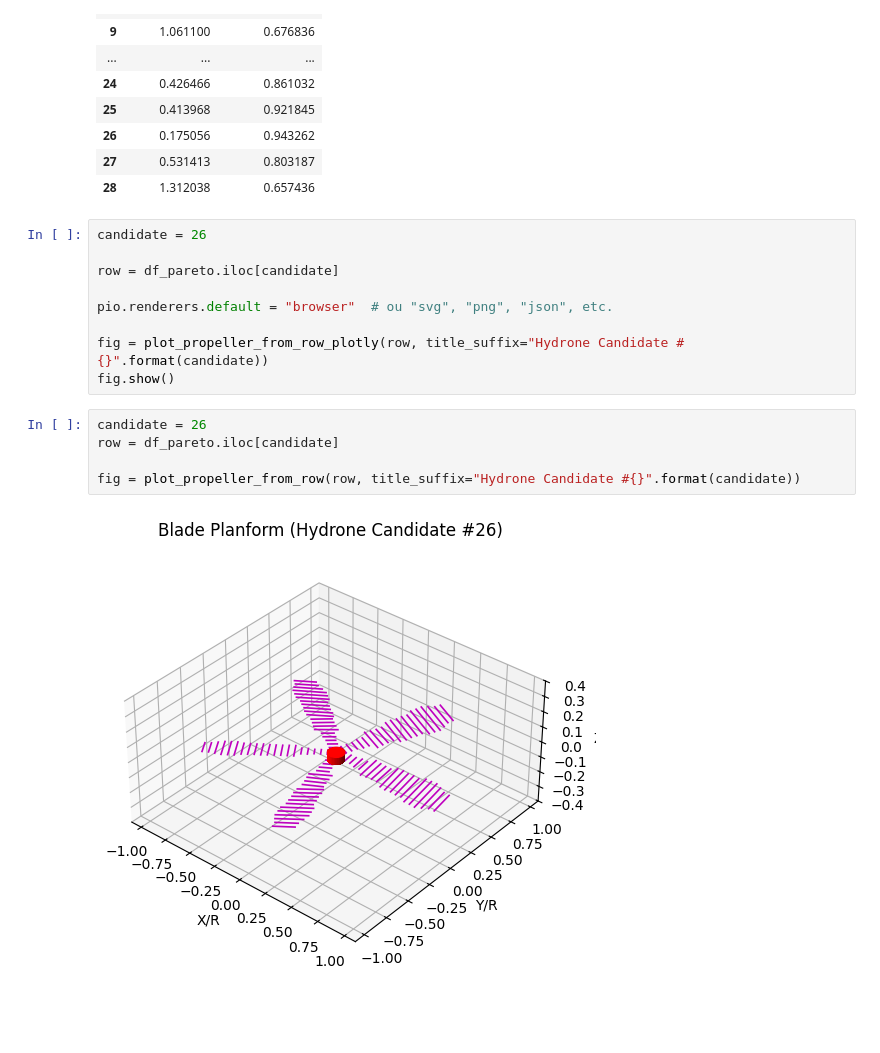
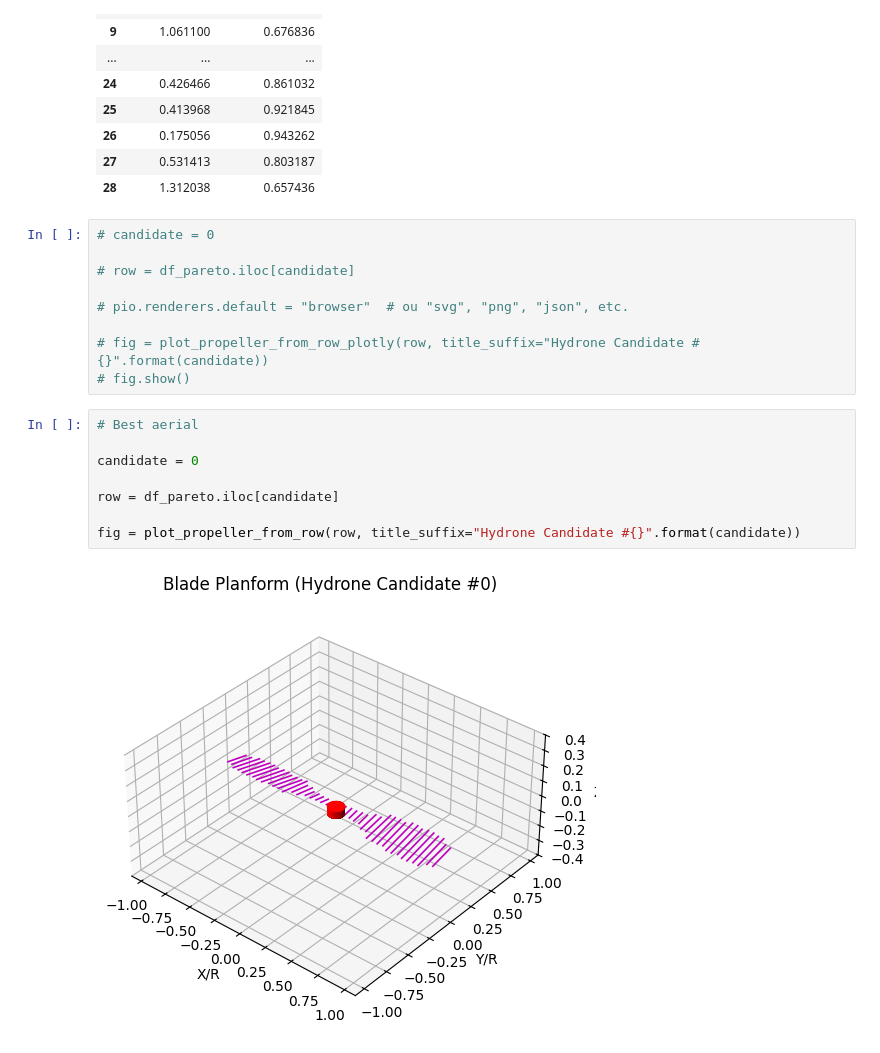
Before and after one commit to JoeVogel/hydrone-multi-objective-optimization, a Jupyter notebook: analysis/plots/plot_propeller.ipynb, the cells around one changed output. Saved outputs shown, nothing was run; the diff lists cells and outputs as text; blank space fills up the shorter version.

```diff
--- a/analysis/plots/plot_propeller.ipynb
+++ b/analysis/plots/plot_propeller.ipynb
@@ -54,18 +54,21 @@ df_pareto[["aerial_fitness", "aquatic_fitness"]]
 | 27 | 0.531413 | 0.803187 |
 | 28 | 1.312038 | 0.657436 |
 # %%
-candidate = 26
+# candidate = 0
 
-row = df_pareto.iloc[candidate]
+# row = df_pareto.iloc[candidate]
 
-pio.renderers.default = "browser"  # ou "svg", "png", "json", etc.
+# pio.renderers.default = "browser"  # ou "svg", "png", "json", etc.
 
-fig = plot_propeller_from_row_plotly(row, title_suffix="Hydrone Candidate #{}".format(candidate))
-fig.show()
+# fig = plot_propeller_from_row_plotly(row, title_suffix="Hydrone Candidate #{}".format(candidate))
+# fig.show()
 # %%
-candidate = 26
+# Best aerial
+
+candidate = 0
+
 row = df_pareto.iloc[candidate]
 
 fig = plot_propeller_from_row(row, title_suffix="Hydrone Candidate #{}".format(candidate))
 # %% [output]
-[figure, old version]
+[figure, new version]
```
Also changed, not shown: parts of 2 cells of this notebook, 5 other files.
